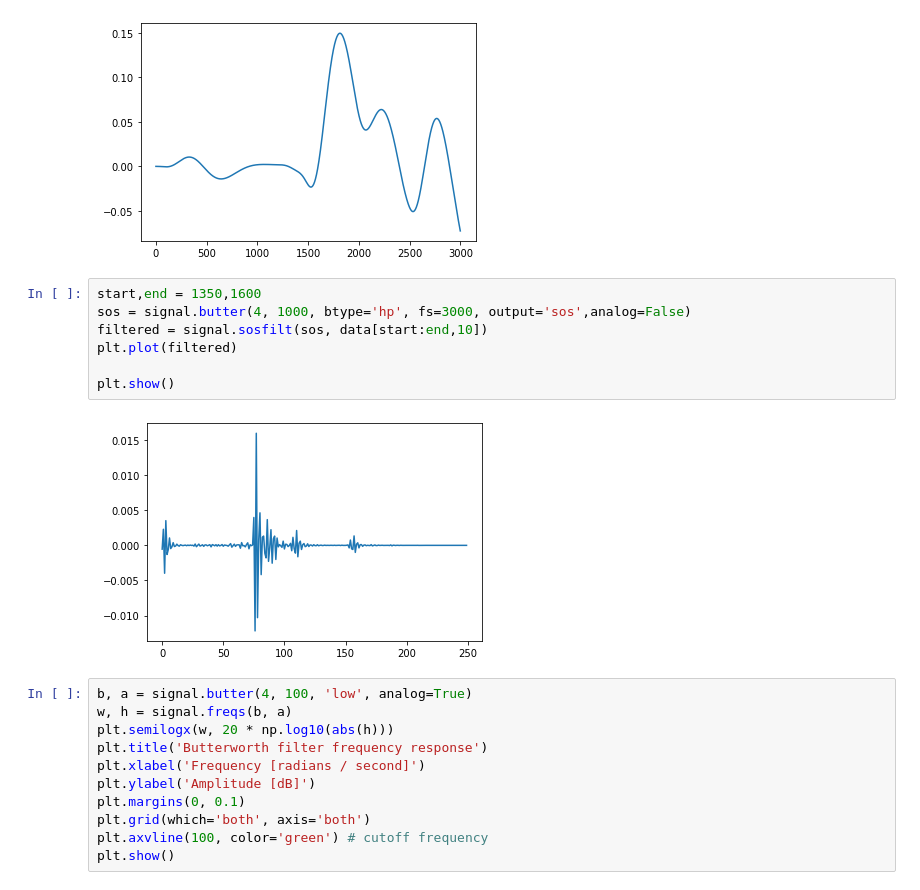
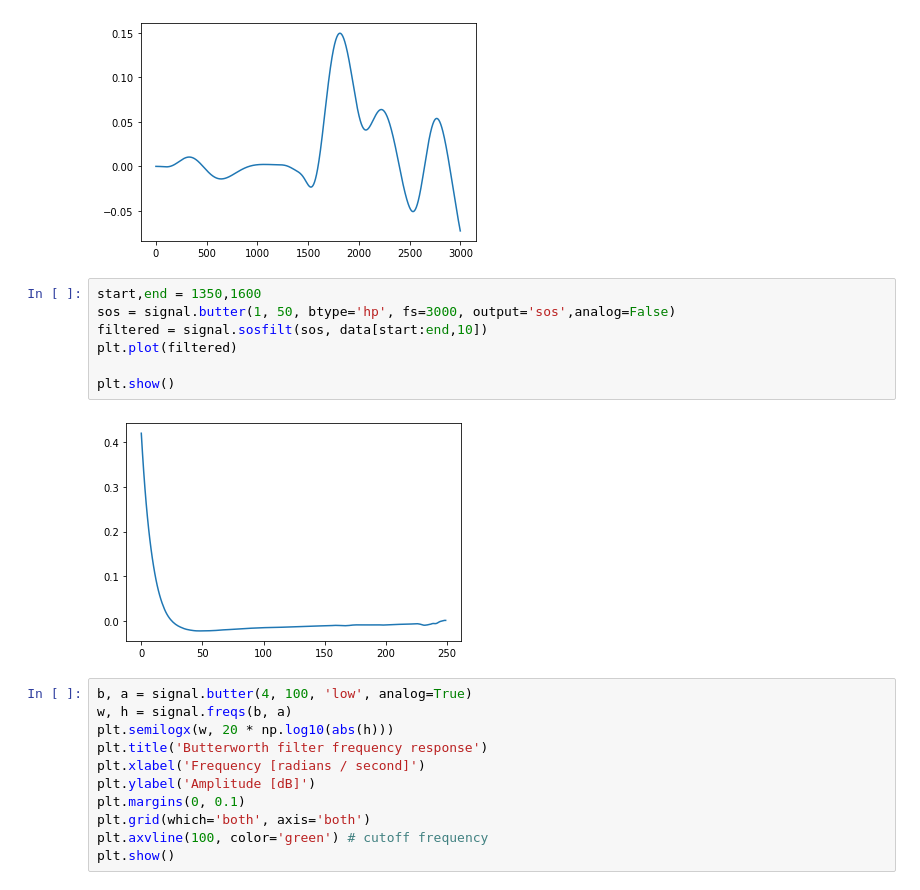
Before and after one commit to ddopp4877/CA1_model, a Jupyter notebook: CA1_exploration.ipynb, the cells around one changed output. Cells and saved outputs as stored; diff of their text form.

```diff
--- a/CA1_exploration.ipynb
+++ b/CA1_exploration.ipynb
@@ -426,13 +447,13 @@ plt.show()
 [figure]
 # %%
 start,end = 1350,1600
-sos = signal.butter(4, 1000, btype='hp', fs=3000, output='sos',analog=False)
+sos = signal.butter(1, 50, btype='hp', fs=3000, output='sos',analog=False)
 filtered = signal.sosfilt(sos, data[start:end,10])
 plt.plot(filtered)
 
 plt.show()
 # %% [output]
-[figure, old version]
+[figure, new version]
 # %%
 b, a = signal.butter(4, 100, 'low', analog=True)
 w, h = signal.freqs(b, a)
```
Also changed, not shown: parts of 45 cells of this notebook, 26 other files.
